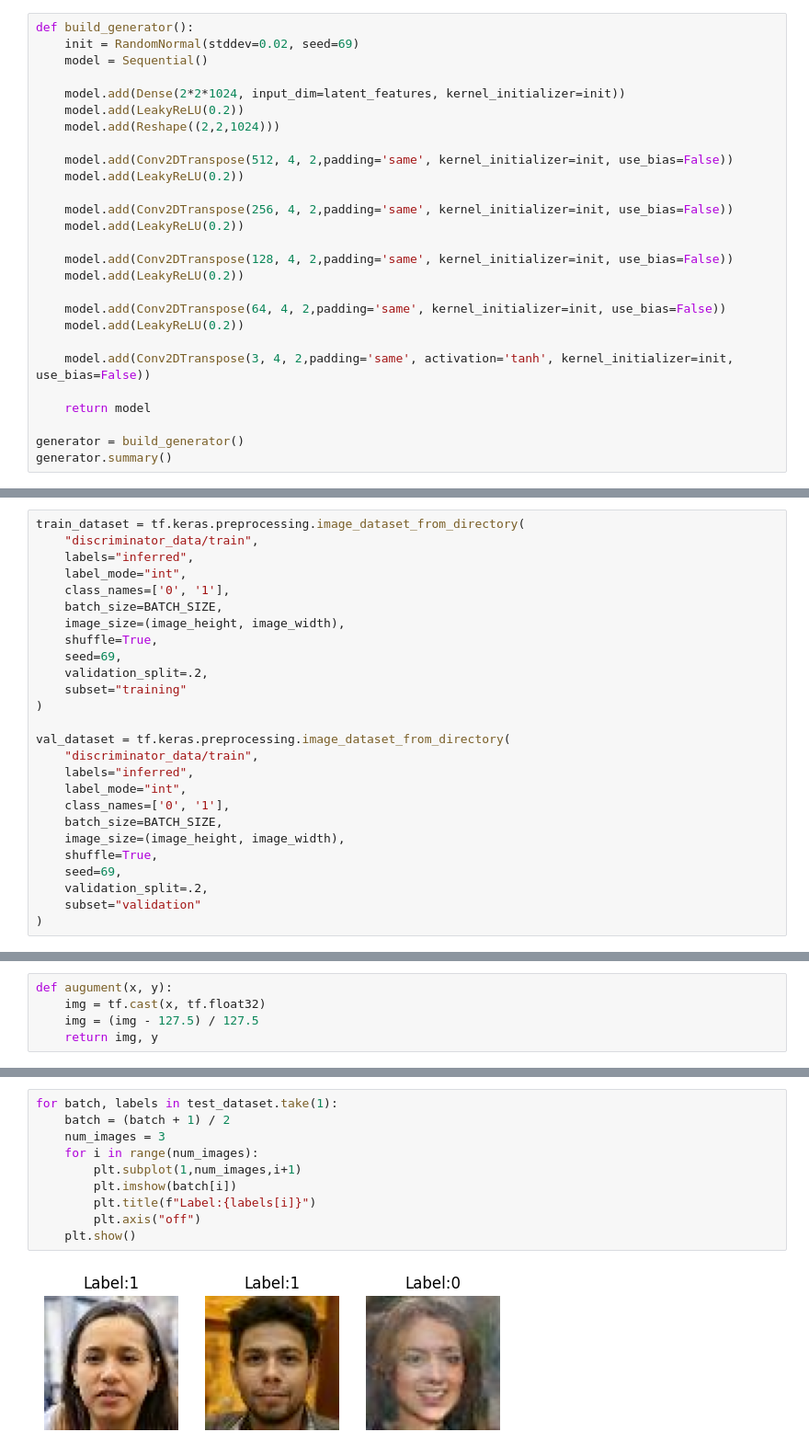
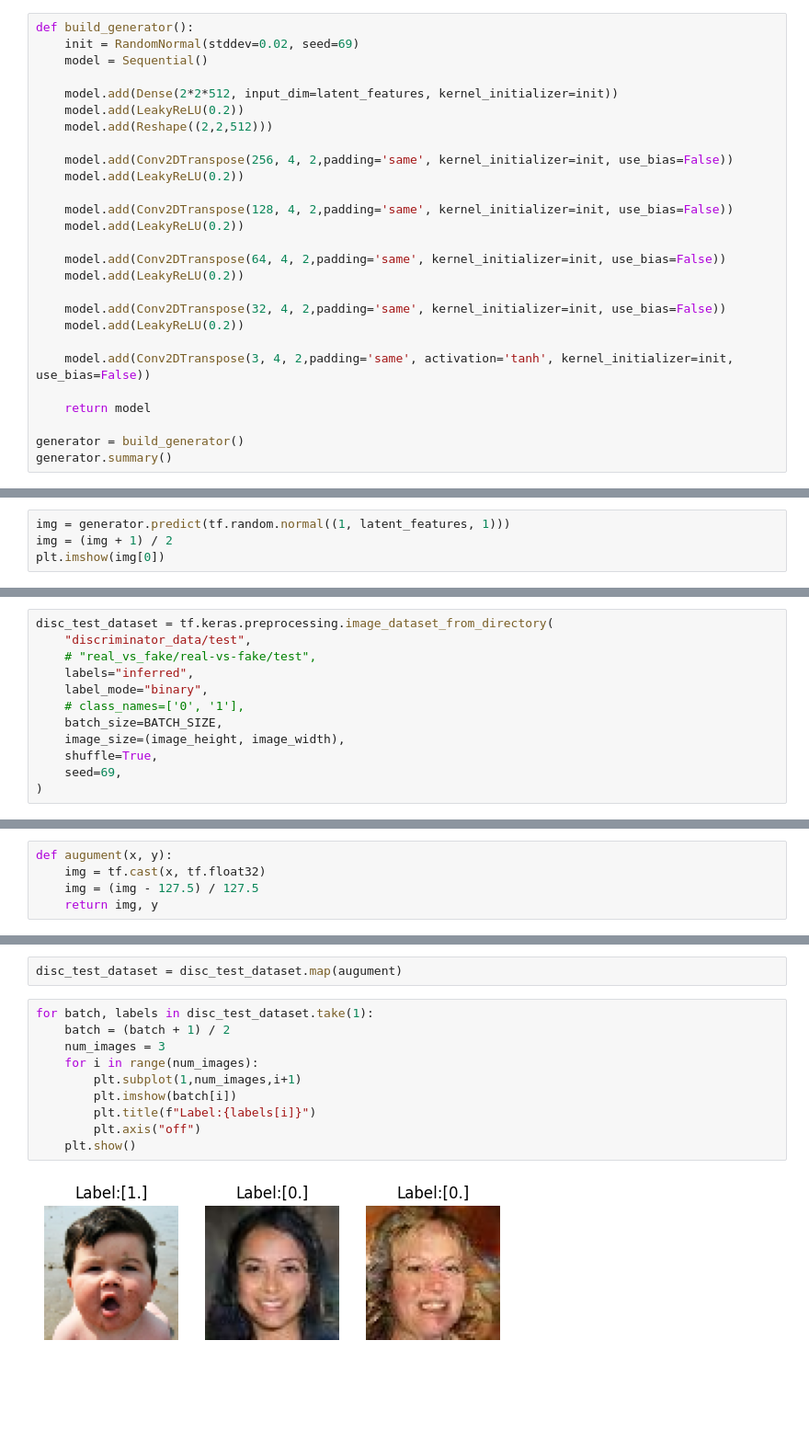
Before and after one commit to sanyamjain0315/generated-image-detection, a Jupyter notebook: GAN.ipynb, the cells around one changed output, grey strips where cells are left out. Shown: that part at 92% size. Saved outputs shown, nothing was run; the diff lists cells and outputs as text; blank space fills up the shorter version.

```diff
--- a/GAN.ipynb
+++ b/GAN.ipynb
@@ -120,12 +121,9 @@ def build_generator():
     init = RandomNormal(stddev=0.02, seed=69)
     model = Sequential()
 
-    model.add(Dense(2*2*1024, input_dim=latent_features, kernel_initializer=init))
+    model.add(Dense(2*2*512, input_dim=latent_features, kernel_initializer=init))
     model.add(LeakyReLU(0.2))
-    model.add(Reshape((2,2,1024)))
-
-    model.add(Conv2DTranspose(512, 4, 2,padding='same', kernel_initializer=init, use_bias=False))
-    model.add(LeakyReLU(0.2))
+    model.add(Reshape((2,2,512)))
 
     model.add(Conv2DTranspose(256, 4, 2,padding='same', kernel_initializer=init, use_bias=False))
     model.add(LeakyReLU(0.2))
@@ -136,6 +134,9 @@ def build_generator():
     model.add(Conv2DTranspose(64, 4, 2,padding='same', kernel_initializer=init, use_bias=False))
     model.add(LeakyReLU(0.2))
 
+    model.add(Conv2DTranspose(32, 4, 2,padding='same', kernel_initializer=init, use_bias=False))
+    model.add(LeakyReLU(0.2))
+
     model.add(Conv2DTranspose(3, 4, 2,padding='same', activation='tanh', kernel_initializer=init, use_bias=False))
 
     return model
@@ -381,3 +390,7 @@ input_folder = "training/"
 output_gif_path = "training.gif"
 
 convert_images_to_gif(input_folder, output_gif_path)
+# %%
+img = generator.predict(tf.random.normal((1, latent_features, 1)))
+img = (img + 1) / 2
+plt.imshow(img[0])
@@ -502,27 +517,13 @@ print(results)
 # %%
-train_dataset = tf.keras.preprocessing.image_dataset_from_directory(
-    "discriminator_data/train",
+disc_test_dataset = tf.keras.preprocessing.image_dataset_from_directory(
+    "discriminator_data/test",
+    # "real_vs_fake/real-vs-fake/test",
     labels="inferred",
-    label_mode="int",
-    class_names=['0', '1'],
+    label_mode="binary",
+    # class_names=['0', '1'],
     batch_size=BATCH_SIZE,
     image_size=(image_height, image_width),
     shuffle=True,
     seed=69,
-    validation_split=.2,
-    subset="training"
 )
-
-val_dataset = tf.keras.preprocessing.image_dataset_from_directory(
-    "discriminator_data/train",
-    labels="inferred",
-    label_mode="int",
-    class_names=['0', '1'],
-    batch_size=BATCH_SIZE,
-    image_size=(image_height, image_width),
-    shuffle=True,
-    seed=69,
-    validation_split=.2,
-    subset="validation"
-)
 # %% [output]
@@ -554,12 +536,14 @@ test_dataset = test_dataset.map(augument)
+# %%
+disc_test_dataset = disc_test_dataset.map(augument)
 # %%
-for batch, labels in test_dataset.take(1):
+for batch, labels in disc_test_dataset.take(1):
     batch = (batch + 1) / 2
     num_images = 3
     for i in range(num_images):
         plt.subplot(1,num_images,i+1)
         plt.imshow(batch[i])
         plt.title(f"Label:{labels[i]}")
         plt.axis("off")
     plt.show()
 # %% [output]
-[figure, old version]
+[figure, new version]
```
Also changed, not shown: parts of 29 cells of this notebook, 4 other files.
